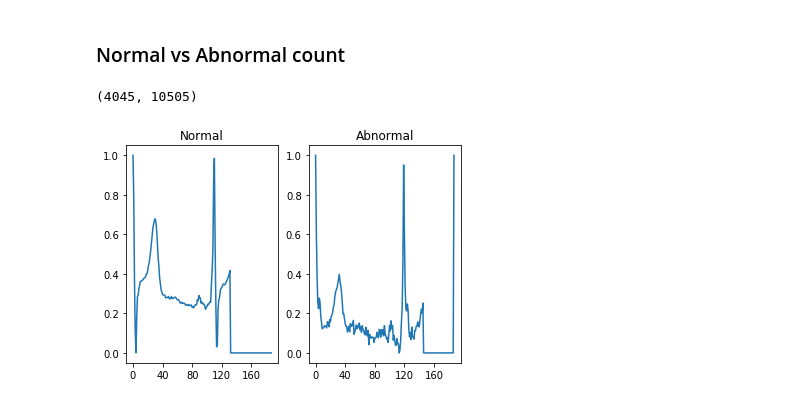
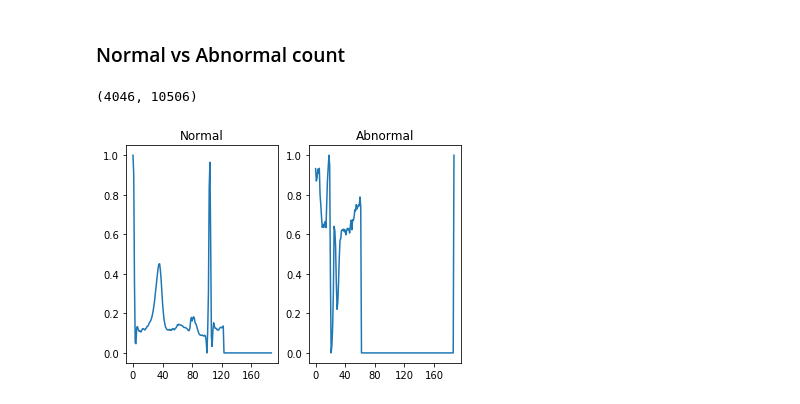
Before and after one commit to CarlosGomes98/ECG-Classification, a Jupyter notebook: task1/Visualization.ipynb, the cells around one changed output. Saved outputs shown, nothing was run; the diff lists cells and outputs as text; code cells hidden in the pictures.

Commit message:
Using reccomended data input

```diff
--- a/task1/Visualization.ipynb
+++ b/task1/Visualization.ipynb
@@ -75,17 +50,30 @@ train_pt_n.describe()
+# %%
+df_1 = pd.read_csv("data/ptbdb_normal.csv", header=None)
+df_2 = pd.read_csv("data/ptbdb_abnormal.csv", header=None)
+df = pd.concat([df_1, df_2])
+
+df_train_pt, df_test_pt = train_test_split(df, test_size=0.2, random_state=1337, stratify=df[187])
+
+
+Y_pt = np.array(df_train_pt[187].values).astype(np.int8)
+X_pt = np.array(df_train_pt[list(range(187))].values)[..., np.newaxis]
+
+Y_test_pt = np.array(df_test_pt[187].values).astype(np.int8)
+X_test_pt = np.array(df_test_pt[list(range(187))].values)[..., np.newaxis]
 # %% [markdown]
 ### Normal vs Abnormal count
 # %%
-train_pt_n.shape[0], train_pt_a.shape[0]
+df_1.shape[0], df_2.shape[0]
 # %% [output]
-(4045, 10505)
+(4046, 10506)
 # %%
 fig,a = plt.subplots(1,2, sharex='col')
 plt.setp(a, xticks=[i*20 for i in range(0, 11, 2)], xticklabels=[i*20 for i in range(0, 11, 2)])
 
-a[0].plot(train_pt_n.iloc[0, :])
+a[0].plot(df_1.iloc[0, :])
 a[0].set_title('Normal')
-a[1].plot(train_pt_a.iloc[0, :])
+a[1].plot(df_2.iloc[0, :])
 a[1].set_title('Abnormal')
 plt.show()
 # %% [output]
-[figure, old version]
+[figure, new version]
```
Also changed, not shown: parts of 9 cells of this notebook.
